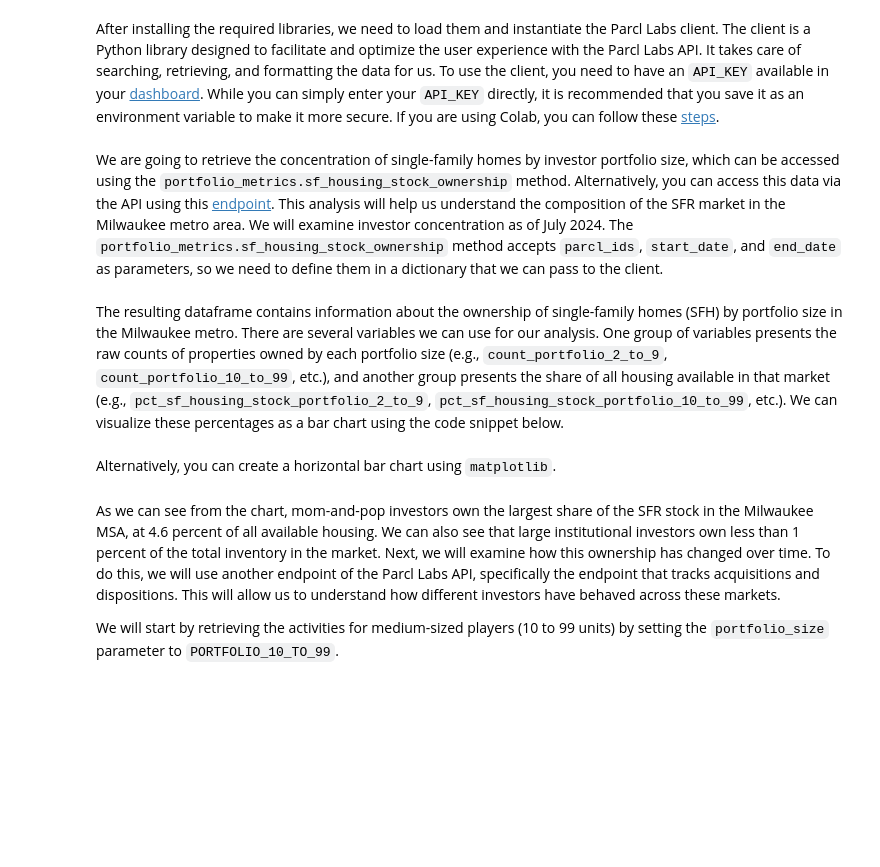
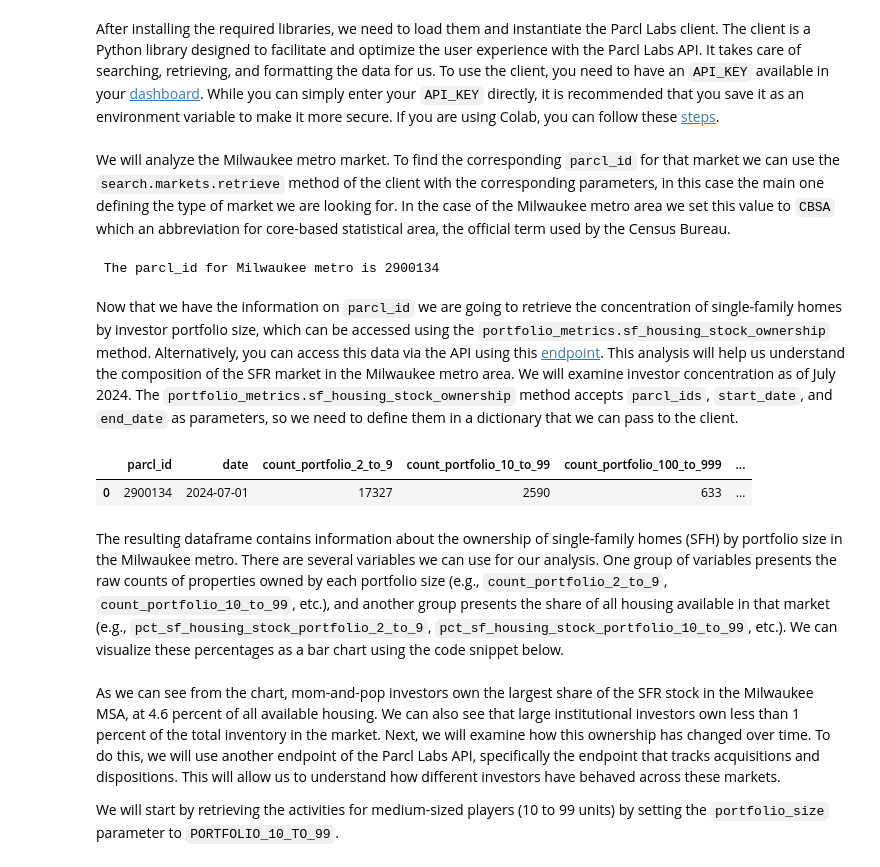
Before and after one commit to ParclLabs/parcllabs-cookbook, a Jupyter notebook: examples/housing_market_research/investor_analytics/portfolio_analysis.ipynb, the cells around one changed output. Saved outputs shown, nothing was run; the diff lists cells and outputs as text; code cells hidden in the pictures; blank space fills up the shorter version.

```diff
--- a/examples/housing_market_research/investor_analytics/portfolio_analysis.ipynb
+++ b/examples/housing_market_research/investor_analytics/portfolio_analysis.ipynb
@@ -44,8 +60,21 @@ client = ParclLabsClient(
     api_key=os.environ.get('PARCL_LABS_API_KEY', "<your Parcl Labs API key if not set as environment variable>"),
     limit=10 # set default limit
 )
+# %% [markdown]
+We will analyze the Milwaukee metro market. To find the corresponding `parcl_id` for that market we can use the `search.markets.retrieve` method of the client with the corresponding parameters, in this case the main one defining the type of market we are looking for. In the case of the Milwaukee metro area we set this value to `CBSA` which an abbreviation for core-based statistical area, the official term used by the Census Bureau.
+# %%
+# Search for a specific market by name and type
+# In this case, we are going to search for Milwaukee CBSA (Core Based Statistical Area)
+market = client.search.markets.retrieve(
+    query='milwaukee',
+    location_type='CBSA',
+)
+
+print(f' The parcl_id for Milwaukee metro is {market["parcl_id"].iloc[0]}')
+# %% [output]
+ The parcl_id for Milwaukee metro is 2900134
 # %% [markdown]
-We are going to retrieve the concentration of single-family homes by investor portfolio size, which can be accessed using the `portfolio_metrics.sf_housing_stock_ownership` method. Alternatively, you can access this data via the API using this [endpoint](https://docs.parcllabs.com/reference/sf_housing_stock_ownership_v1_portfolio_metrics__parcl_id__sf_housing_stock_ownership_get-1). This analysis will help us understand the composition of the SFR market in the Milwaukee metro area. We will examine investor concentration as of July 2024. The `portfolio_metrics.sf_housing_stock_ownership` method accepts `parcl_ids`, `start_date`, and `end_date` as parameters, so we need to define them in a dictionary that we can pass to the client.
+Now that we have the information on `parcl_id` we are going to retrieve the concentration of single-family homes by investor portfolio size, which can be accessed using the `portfolio_metrics.sf_housing_stock_ownership` method. Alternatively, you can access this data via the API using this [endpoint](https://docs.parcllabs.com/reference/sf_housing_stock_ownership_v1_portfolio_metrics__parcl_id__sf_housing_stock_ownership_get-1). This analysis will help us understand the composition of the SFR market in the Milwaukee metro area. We will examine investor concentration as of July 2024. The `portfolio_metrics.sf_housing_stock_ownership` method accepts `parcl_ids`, `start_date`, and `end_date` as parameters, so we need to define them in a dictionary that we can pass to the client.
 # %%
 # Focus on two of the largest investors
 housing_stock_ownership = {
@@ -59,6 +88,21 @@ housing_stock_ownership = {
 sf_investor_portfolio_concentration = client.portfolio_metrics.sf_housing_stock_ownership.retrieve(
     **housing_stock_ownership
 )
+# %%
+# We can also get the most recent data with this call
+housing_stock_ownership = {
+    'parcl_ids': [2900134],  # Replace with appropriate Parcl IDs if needed
+    'limit': 1,   # Limit the number of records retrieved, if we set this to 1 we will get the most recent record
+    }
+
+# Retrieve the data
+sf_investor_portfolio_concentration = client.portfolio_metrics.sf_housing_stock_ownership.retrieve(
+    **housing_stock_ownership
+)
+sf_investor_portfolio_concentration
+# %% [output]
+|  | parcl_id | date | count_portfolio_2_to_9 | count_portfolio_10_to_99 | count_portfolio_100_to_999 | ... |
+| 0 | 2900134 | 2024-07-01 | 17327 | 2590 | 633 | ... |
 # %% [markdown]
 The resulting dataframe contains information about the ownership of single-family homes (SFH) by portfolio size in the Milwaukee metro. There are several variables we can use for our analysis. One group of variables presents the raw counts of properties owned by each portfolio size (e.g., `count_portfolio_2_to_9`, `count_portfolio_10_to_99`, etc.), and another group presents the share of all housing available in that market (e.g., `pct_sf_housing_stock_portfolio_2_to_9`, `pct_sf_housing_stock_portfolio_10_to_99`, etc.). We can visualize these percentages as a bar chart using the code snippet below.
 # %%
@@ -155,5 +199,3 @@ fig.add_layout_image(create_labs_logo_dict())
 
 # Display the chart
 fig.show()
-# %% [markdown]
-Alternatively, you can create a horizontal bar chart using `matplotlib`.
```
Also changed, not shown: parts of 12 cells of this notebook.
